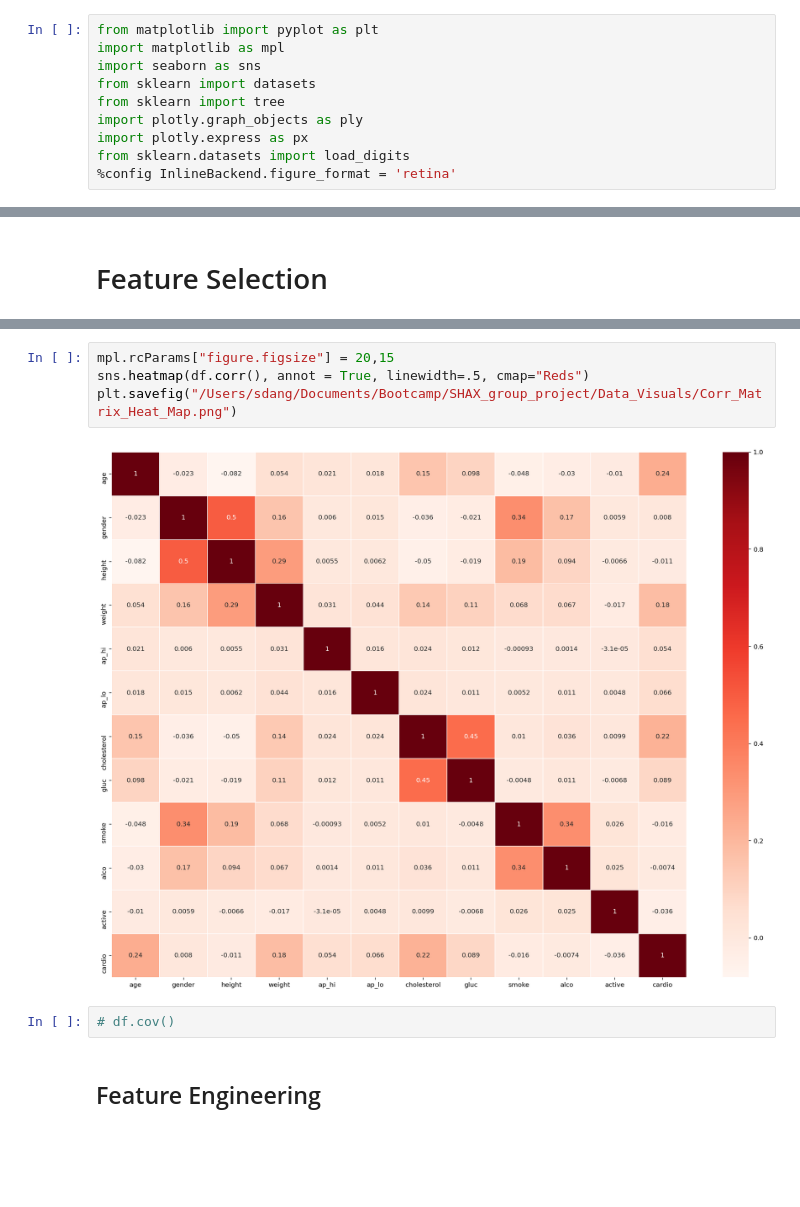
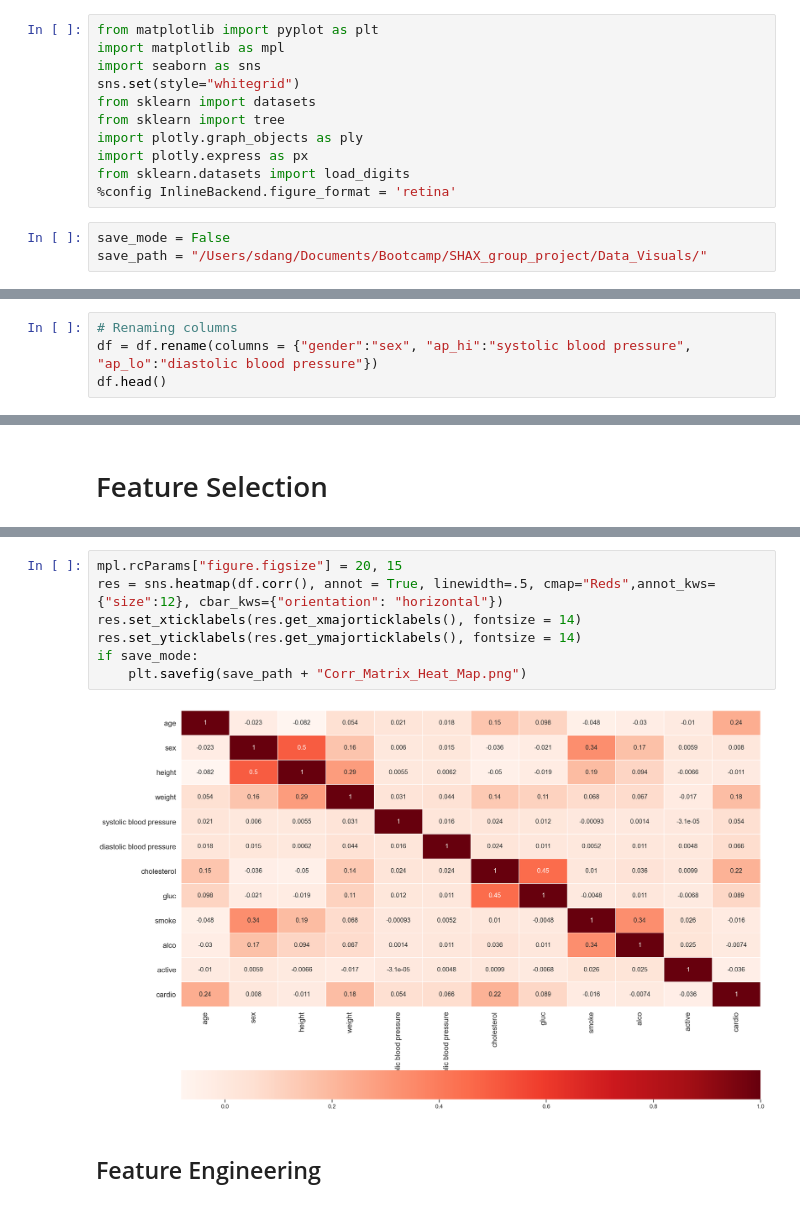
Before and after one commit to adamskel78/SHAX_group_project, a Jupyter notebook: Cardiovascular_Disease.ipynb, the cells around one changed output, grey strips where cells are left out. Saved outputs shown, nothing was run; the diff lists cells and outputs as text; blank space fills up the shorter version.

```diff
--- a/Cardiovascular_Disease.ipynb
+++ b/Cardiovascular_Disease.ipynb
@@ -22,12 +22,16 @@ from sklearn.preprocessing import MinMaxScaler
 from matplotlib import pyplot as plt
 import matplotlib as mpl
 import seaborn as sns
+sns.set(style="whitegrid")
 from sklearn import datasets
 from sklearn import tree
 import plotly.graph_objects as ply
 import plotly.express as px
 from sklearn.datasets import load_digits
 %config InlineBackend.figure_format = 'retina'
+# %%
+save_mode = False
+save_path = "/Users/sdang/Documents/Bootcamp/SHAX_group_project/Data_Visuals/"
 # %%
 # Reading in csv file
 df = pd.read_csv("cardio.csv", ";")
@@ -123,0 +119,4 @@ df.head()
+# %%
+# Renaming columns
+df = df.rename(columns = {"gender":"sex", "ap_hi":"systolic blood pressure", "ap_lo":"diastolic blood pressure"})
+df.head()
@@ -148,11 +155,12 @@ df.corr()
 # %%
-mpl.rcParams["figure.figsize"] = 20,15
-sns.heatmap(df.corr(), annot = True, linewidth=.5, cmap="Reds")
-plt.savefig("/Users/sdang/Documents/Bootcamp/SHAX_group_project/Data_Visuals/Corr_Matrix_Heat_Map.png")
+mpl.rcParams["figure.figsize"] = 20, 15
+res = sns.heatmap(df.corr(), annot = True, linewidth=.5, cmap="Reds",annot_kws={"size":12}, cbar_kws={"orientation": "horizontal"})
+res.set_xticklabels(res.get_xmajorticklabels(), fontsize = 14)
+res.set_yticklabels(res.get_ymajorticklabels(), fontsize = 14)
+if save_mode:
+    plt.savefig(save_path + "Corr_Matrix_Heat_Map.png")
 # %% [output]
-[figure, old version]
+[figure, new version]
-# %%
-# df.cov()
 # %% [markdown]
 ## Feature Engineering
 # %%
```
Also changed, not shown: parts of 58 cells of this notebook, 1 other file.
